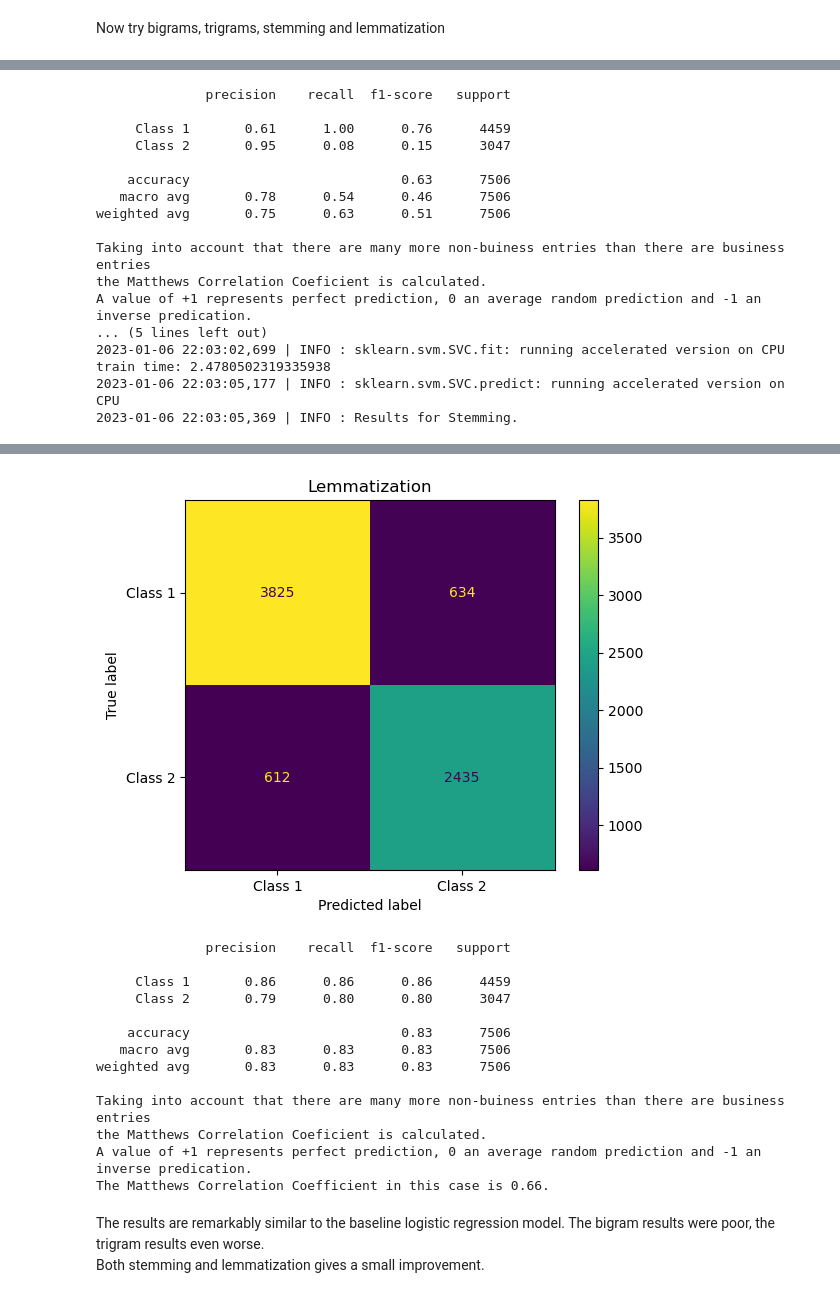
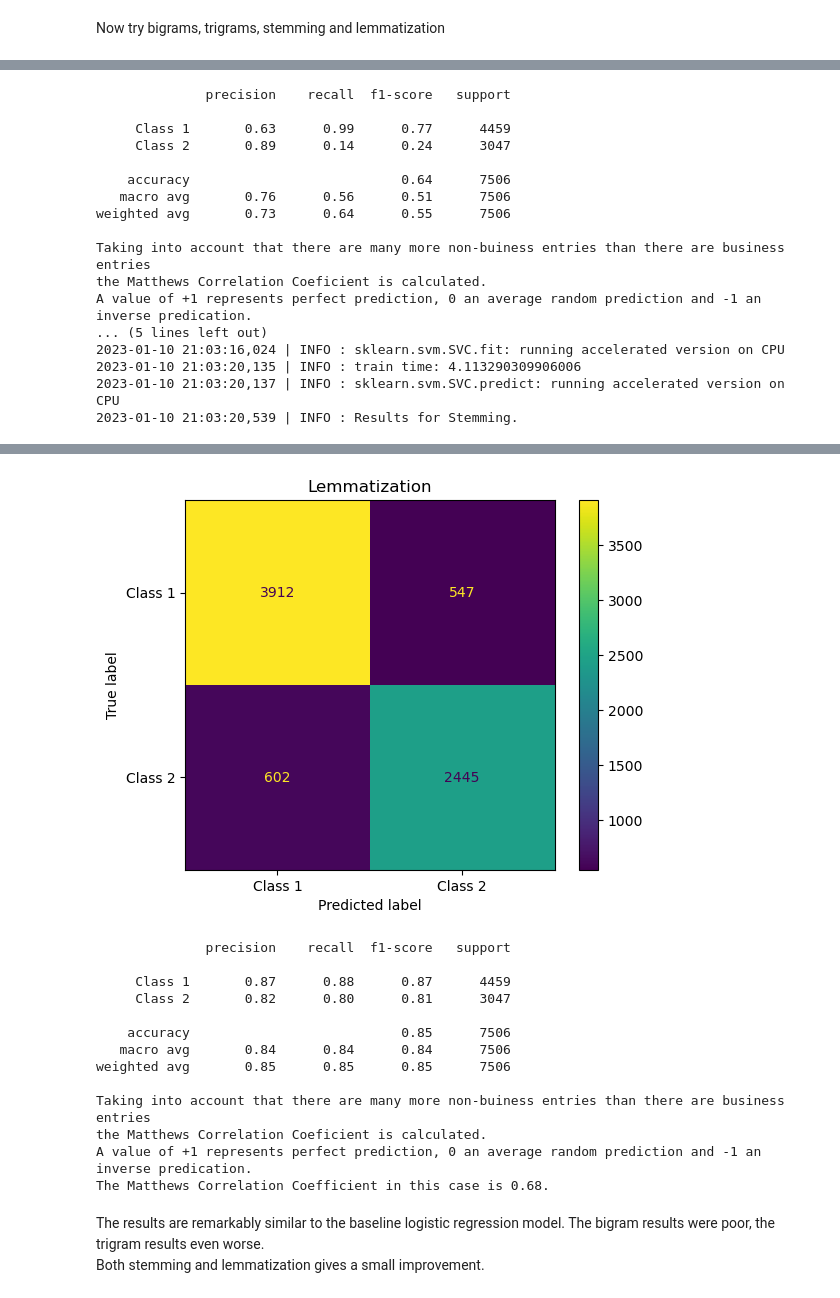
Before and after one commit to arame/MagnimindTask4, a Jupyter notebook: p4_trainSVM.ipynb, the cells around one changed output, grey strips where cells are left out. Saved outputs shown, nothing was run; the diff lists cells and outputs as text; code cells hidden in the pictures.

Commit message:
Optimise hyperparameters

```diff
--- a/p4_trainSVM.ipynb
+++ b/p4_trainSVM.ipynb
@@ -21,4 +21,10 @@ X_tfidf = load_pickle_object(gl.pkl_X_tfidf)
 df_labels = load_pickle_object(gl.pkl_df_edInput)
 #improve performance of SCM
 patch_sklearn()
+
+##################################################
+# Hyperparameters:
+_C = 1
+_kernal = "rbf"
+##################################################
 # %% [output]
@@ -27,4 +33,8 @@ patch_sklearn()
 Intel(R) Extension for Scikit-learn* enabled (https://github.com/intel/scikit-learn-intelex)
+# %%
+def time_taken(t):
+    training_time = time.time() - t
+    logging.info(f"train time: {training_time}" )
 # %%
 df_y = df_labels[gl.edInput]
 X_train, X_test, y_train, y_test = train_test_split(X_tfidf, df_y, test_size = 0.25, stratify=df_y)
@@ -34,9 +44,8 @@ X_train, X_test, y_train, y_test = train_test_split(X_tfidf, df_y, test_size = 0
 # %%
 t = time.time()
-_C = 0.5
-classifier = SVC(kernel='linear', C = _C)
+
+classifier = SVC(kernel=_kernal, C = _C)
 classifier.fit(X_train, y_train)
-training_time = time.time() - t
-print(f"train time: {training_time}" )
+time_taken(t)
 #save_pickle_object(classifier, gl.pkl_classifier_SVM)
 # %% [output]
@@ -63,9 +72,8 @@ A value of +1 represents perfect prediction, 0 an average random prediction and
 The Matthews Correlation Coefficient in this case is 0.65.
 # %%
 t = time.time()
-classifier = SVC(kernel='linear', C = _C, class_weight="balanced")
+classifier = SVC(kernel=_kernal, C = _C, class_weight="balanced")
 classifier.fit(X_train, y_train)
-training_time = time.time() - t
-print(f"train time: {training_time}" )
+time_taken(t)
 #save_pickle_object(classifier, gl.pkl_classifier_balanced_SVM)
 # %% [output]
@@ -101,10 +109,9 @@ for pkl, title in pickle_input:
     X_tfidf = load_pickle_object(pkl)
     X_train, X_test, y_train, y_test = train_test_split(X_tfidf, df_y, test_size = 0.25, stratify=df_y)
     t = time.time()
-    classifier = SVC(kernel='linear', C = _C, random_state=42)
+    classifier = SVC(kernel=_kernal, C = _C, random_state=42)
     classifier.fit(X_train, y_train)
-    training_time = time.time() - t
-    print(f"train time: {training_time}" )
+    time_taken(t)
     y_pred = classifier.predict(X_test)
     logging.info(f"Results for {title}.")
     display_metrics(y_test, y_pred, title)
@@ -139,17 +146,17 @@ train time: 10.066759824752808
               precision    recall  f1-score   support
 
-     Class 1       0.61      1.00      0.76      4459
-     Class 2       0.95      0.08      0.15      3047
+     Class 1       0.63      0.99      0.77      4459
+     Class 2       0.89      0.14      0.24      3047
 
-    accuracy                           0.63      7506
-   macro avg       0.78      0.54      0.46      7506
-weighted avg       0.75      0.63      0.51      7506
+    accuracy                           0.64      7506
+   macro avg       0.76      0.56      0.51      7506
+weighted avg       0.73      0.64      0.55      7506
 
 Taking into account that there are many more non-buiness entries than there are business entries
 the Matthews Correlation Coeficient is calculated.
 A value of +1 represents perfect prediction, 0 an average random prediction and -1 an inverse predication.
 ... (5 lines left out)
-2023-01-06 22:03:02,699 | INFO : sklearn.svm.SVC.fit: running accelerated version on CPU
-train time: 2.4780502319335938
-2023-01-06 22:03:05,177 | INFO : sklearn.svm.SVC.predict: running accelerated version on CPU
-2023-01-06 22:03:05,369 | INFO : Results for Stemming.
+2023-01-10 21:03:16,024 | INFO : sklearn.svm.SVC.fit: running accelerated version on CPU
+2023-01-10 21:03:20,135 | INFO : train time: 4.113290309906006
+2023-01-10 21:03:20,137 | INFO : sklearn.svm.SVC.predict: running accelerated version on CPU
+2023-01-10 21:03:20,539 | INFO : Results for Stemming.
@@ -174,17 +181,17 @@ train time: 2.5899791717529297
-[figure, old version]
+[figure, new version]
               precision    recall  f1-score   support
 
-     Class 1       0.86      0.86      0.86      4459
-     Class 2       0.79      0.80      0.80      3047
+     Class 1       0.87      0.88      0.87      4459
+     Class 2       0.82      0.80      0.81      3047
 
-    accuracy                           0.83      7506
-   macro avg       0.83      0.83      0.83      7506
-weighted avg       0.83      0.83      0.83      7506
+    accuracy                           0.85      7506
+   macro avg       0.84      0.84      0.84      7506
+weighted avg       0.85      0.85      0.85      7506
 
 Taking into account that there are many more non-buiness entries than there are business entries
 the Matthews Correlation Coeficient is calculated.
 A value of +1 represents perfect prediction, 0 an average random prediction and -1 an inverse predication.
-The Matthews Correlation Coefficient in this case is 0.66.
+The Matthews Correlation Coefficient in this case is 0.68.
 # %% [markdown]
 The results are remarkably similar to the baseline logistic regression model. The bigram results were poor, the trigram results even worse.<br/>
 Both stemming and lemmatization gives a small improvement.
```
Also changed, not shown: parts of 11 cells of this notebook, 3 other files.
